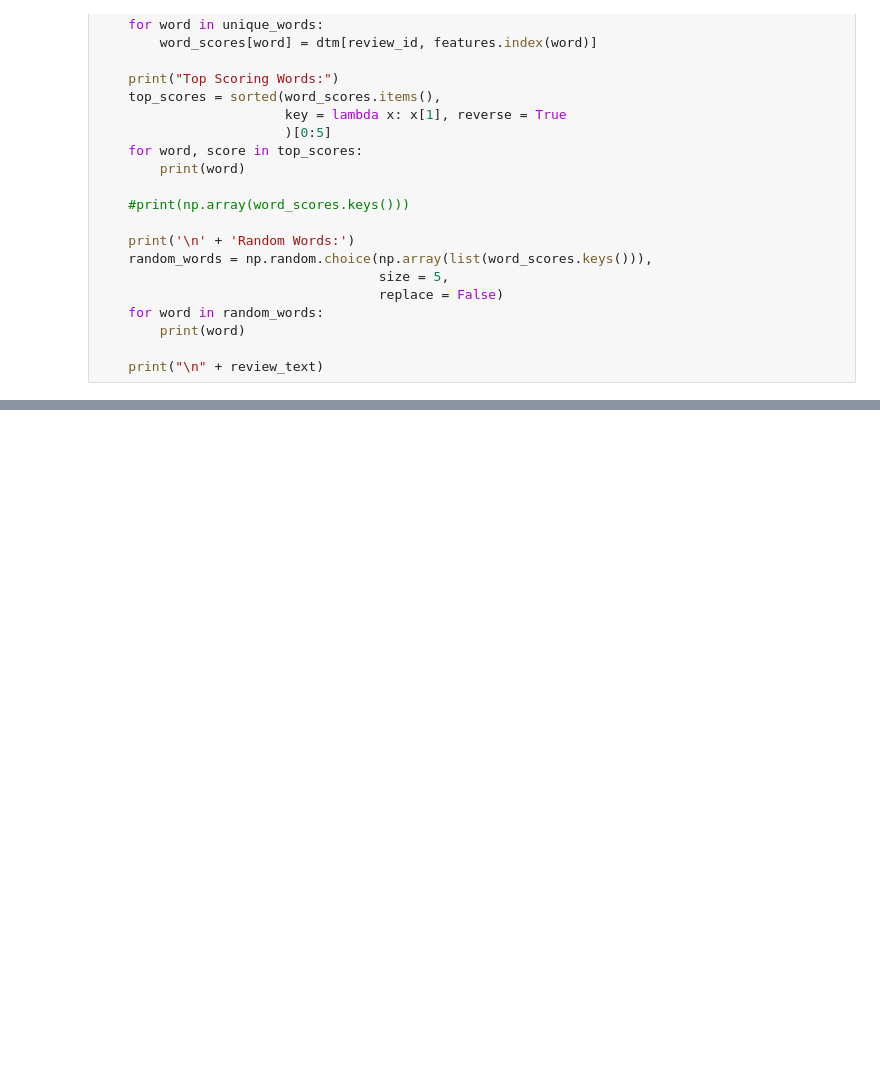
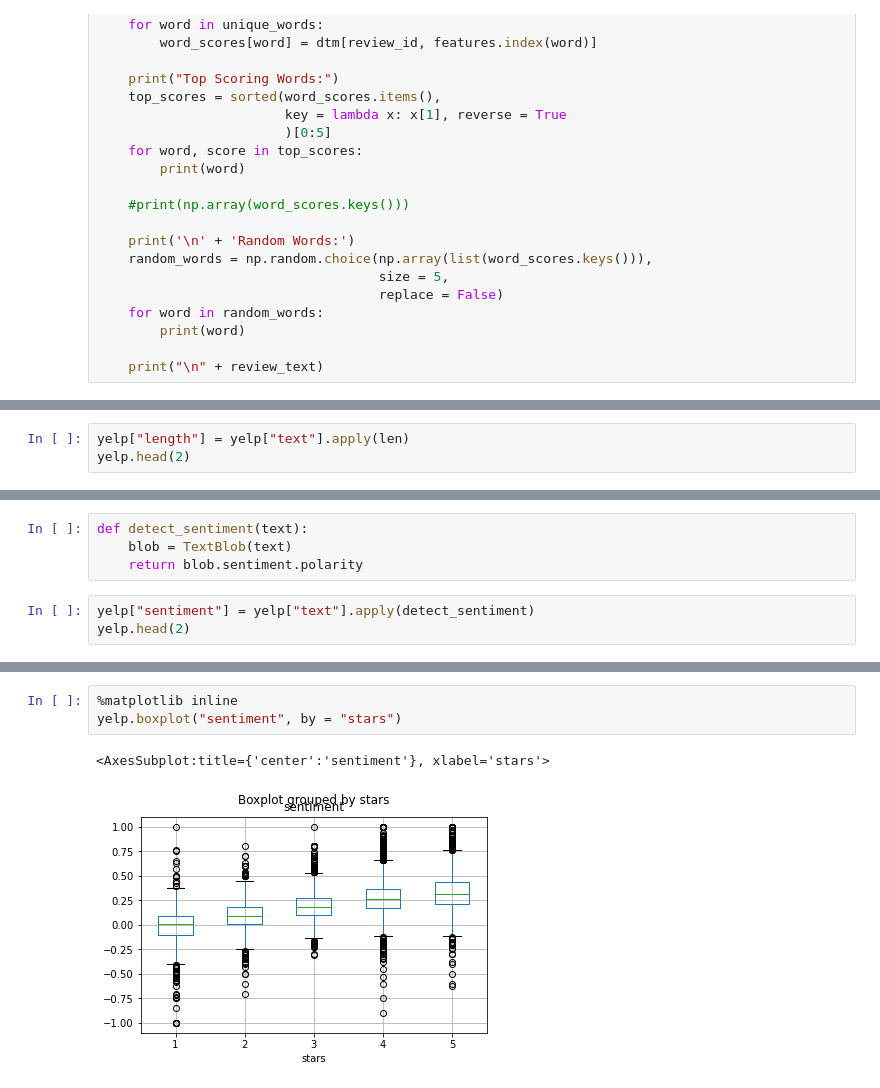
Before and after one commit to dehsheikh/Data_Science, a Jupyter notebook: NLP/03.ipynb, the cells around one changed output, grey strips where cells are left out. Cells and saved outputs as stored; diff of their text form; blank space fills up the shorter version.

```diff
--- a/NLP/03.ipynb
+++ b/NLP/03.ipynb
@@ -208,0 +239,3 @@ Wonderful to see such a great addition to west Phoenix.
+# %%
+yelp["length"] = yelp["text"].apply(len)
+yelp.head(2)
@@ -208,0 +246,7 @@ Wonderful to see such a great addition to west Phoenix.
+# %%
+def detect_sentiment(text):
+    blob = TextBlob(text)
+    return blob.sentiment.polarity
+# %%
+yelp["sentiment"] = yelp["text"].apply(detect_sentiment)
+yelp.head(2)
@@ -208,0 +257,6 @@ Wonderful to see such a great addition to west Phoenix.
+# %%
+%matplotlib inline
+yelp.boxplot("sentiment", by = "stars")
+# %% [output]
+<AxesSubplot:title={'center':'sentiment'}, xlabel='stars'>
+[figure, added]
```
Also changed, not shown: parts of 9 cells of this notebook.
